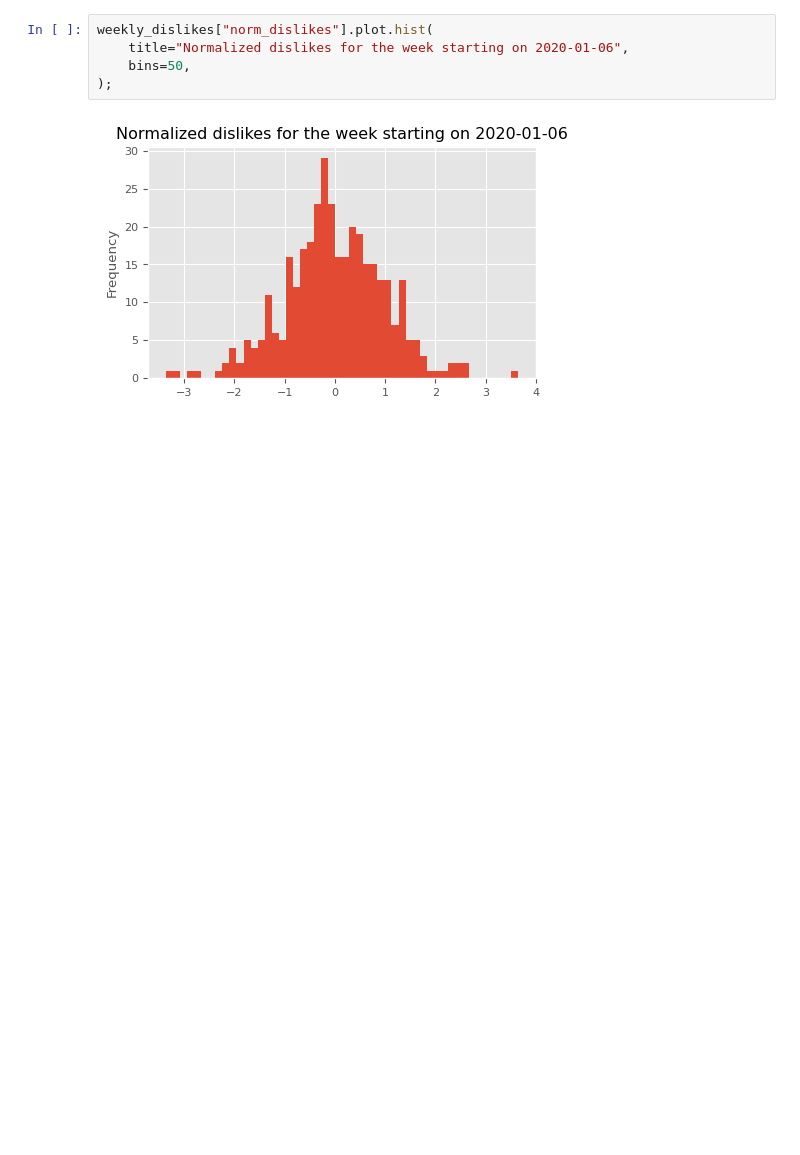
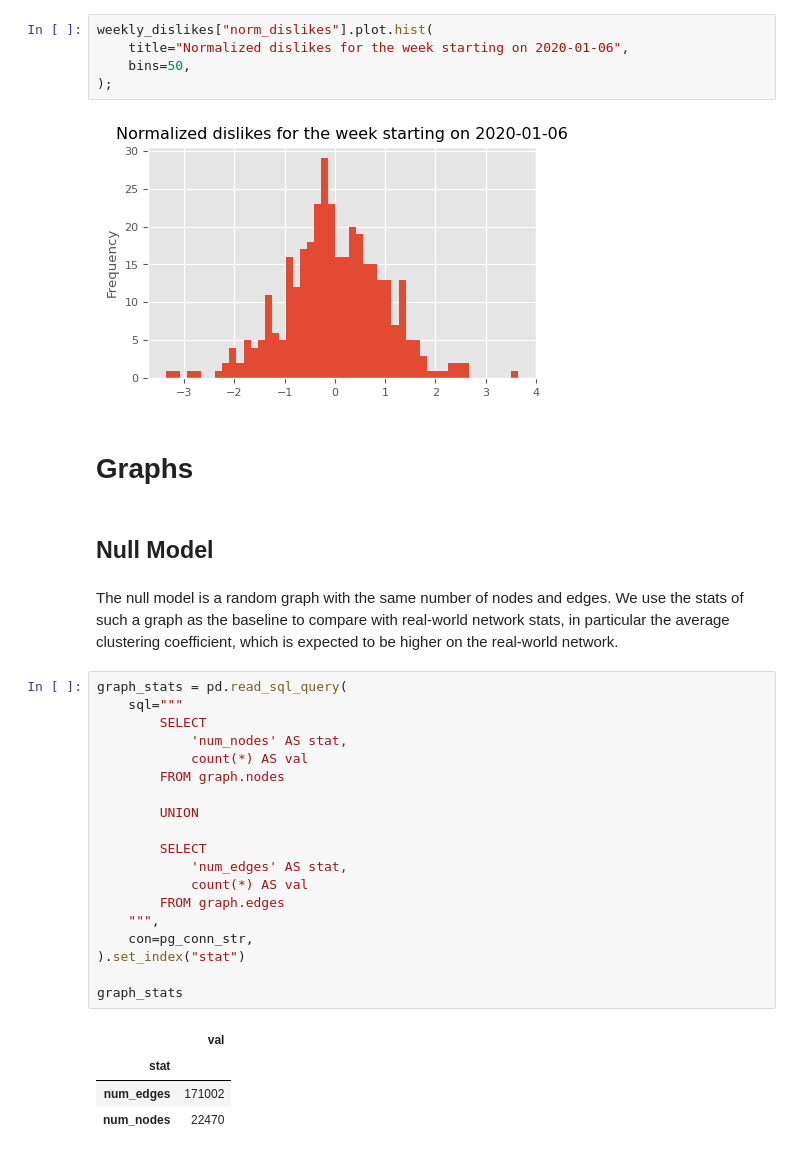
Before and after one commit to DataLabTechTV/postgresql-maximalism, a Jupyter notebook: notebooks/analytics.ipynb, the cells around one changed output. Drawn from its saved outputs; the diff is of its cells as text; blank space fills up the shorter version.

Commit message:
refactor: rename notebook from visualizations to analytics
feat: compute average clustering coefficient for null model of facebook graph

```diff
--- a/notebooks/visualization.ipynb
+++ b/notebooks/analytics.ipynb
@@ -213,3 +214,33 @@ weekly_dislikes["norm_dislikes"].plot.hist(
 );
 # %% [output]
 [figure]
+# %% [markdown]
+# Graphs
+# %% [markdown]
+## Null Model
+# %% [markdown]
+The null model is a random graph with the same number of nodes and edges. We use the stats of such a graph as the baseline to compare with real-world network stats, in particular the average clustering coefficient, which is expected to be higher on the real-world network.
+# %%
+graph_stats = pd.read_sql_query(
+    sql="""
+        SELECT
+            'num_nodes' AS stat,
+            count(*) AS val
+        FROM graph.nodes
+
+        UNION
+
+        SELECT
+            'num_edges' AS stat,
+            count(*) AS val
+        FROM graph.edges
+    """,
+    con=pg_conn_str,
+).set_index("stat")
+
+graph_stats
+# %% [output]
+|  | val |
+| stat |  |
+| num_edges | 171002 |
+| num_nodes | 22470 |
```
Also changed, not shown: parts of 4 cells of this notebook, 2 other files.
